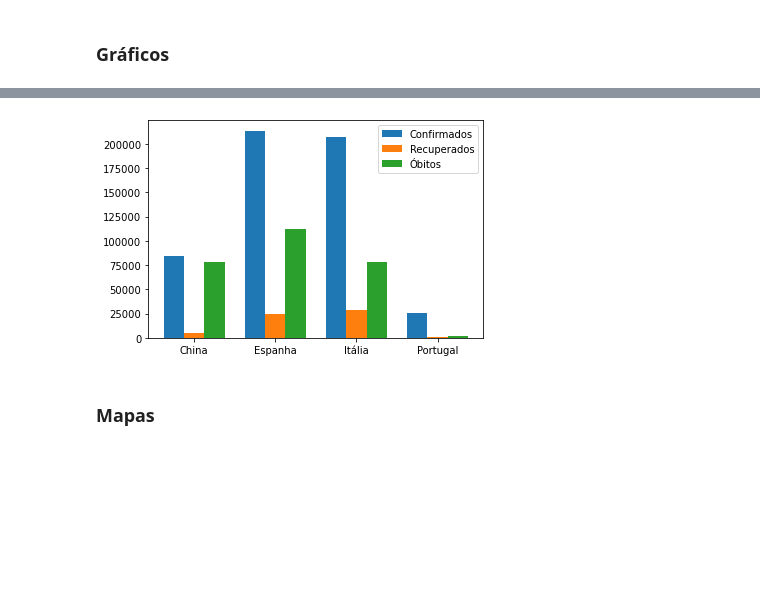
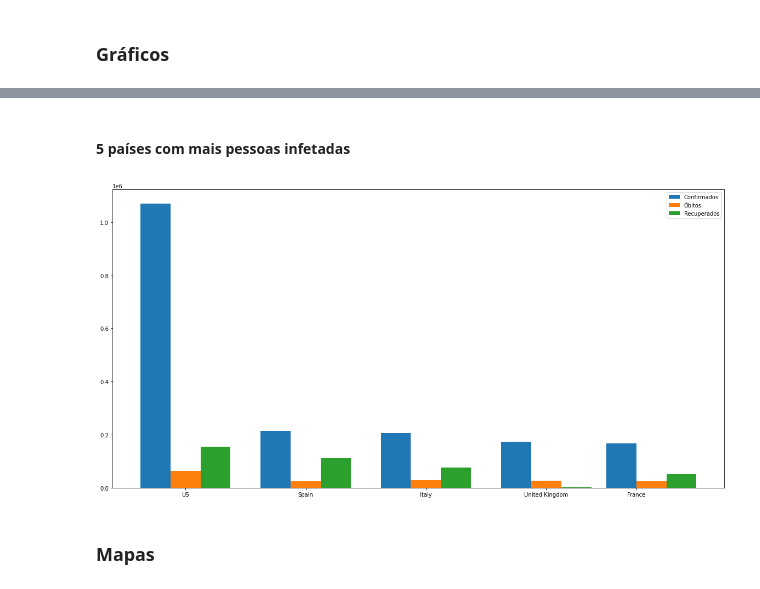
Before and after one commit to andretiagogr/TA-cartografia-COVID-19, a Jupyter notebook: jupyter com Pandas e QGIS.ipynb, the cells around one changed output, grey strips where cells are left out. Cells and saved outputs as stored; diff of their text form; code cells hidden in the pictures; blank space fills up the shorter version.

Commit message:
gráfico com os 5 países mais afetados pelo covid-19

```diff
--- a/jupyter com Pandas e QGIS.ipynb
+++ b/jupyter com Pandas e QGIS.ipynb
@@ -289,41 +289,38 @@ df_world_recovered.head()
-# %%
-import numpy as np
-import matplotlib.pyplot as plt
-
-china_confirmed = df_world_confirmed.loc['China', : ].iloc[:, -1].sum()
-spain_confirmed = df_world_confirmed.loc['Spain', : ].iat[-1]
-italy_confirmed = df_world_confirmed.loc['Italy', : ].iat[-1]
-portugal_confirmed = df_world_confirmed.loc['Portugal', : ].iat[-1]
-
-china_death = df_world_deaths.loc['China', : ].iloc[:, -1].sum()
-spain_death = df_world_deaths.loc['Spain', : ].iat[-1]
-italy_death = df_world_deaths.loc['Italy', : ].iat[-1]
-portugal_death = df_world_deaths.loc['Portugal', : ].iat[-1]
-
-china_recovered = df_world_recovered.loc['China', : ].iloc[:, -1].sum()
-spain_recovered = df_world_recovered.loc['Spain', : ].iat[-1]
-italy_recovered = df_world_recovered.loc['Italy', : ].iat[-1]
-portugal_recovered = df_world_recovered.loc['Portugal', : ].iat[-1]
-
-y1 = [china_confirmed, spain_confirmed, italy_confirmed, portugal_confirmed]
-y2 = [china_death, spain_death, italy_death, portugal_death]
-y3 = [china_recovered, spain_recovered, italy_recovered, portugal_recovered]
-x = ['China', 'Espanha', 'Itália', 'Portugal']
-
-width = 2
-pos = np.array([0,8,16,24])
-
-plt.bar(pos, y1, width=2, label='Confirmados')
-plt.bar(pos+width, y2, width=2, label='Recuperados')
-plt.bar(pos+width*2, y3, width=2, label='Óbitos')
-
-plt.legend()
-
-plt.xticks([2, 10, 18, 26], x)
-
-plt.show()
-# %% [output]
-[figure, removed]
+# %% [markdown]
+#### 5 países com mais pessoas infetadas
+# %%
+import numpy as np
+import matplotlib.pyplot as plt
+
+df_group_world_confirmed = df_world_confirmed.groupby(['Country/Region']).agg('sum')
+last_month = list(df_group_world_confirmed.columns.values)[-1]
+df_5_most_confirmed = df_group_world_confirmed.nlargest(5, last_month).loc[:, last_month]
+
+x = list(df_5_most_confirmed.index)
+global_confirmed = []
+global_death = []
+global_recovered = []
+
+for i in range(5):
+    global_confirmed.append(df_5_most_confirmed.iloc[i])
+    global_death.append(df_world_deaths.loc[x[i], last_month].sum())
+    global_recovered.append(df_world_recovered.loc[x[i], last_month].sum())
+
+width = 2
+plt.figure(figsize=(20,10))
+pos = np.array([0,8,16,24,31])
+
+plt.bar(pos, global_confirmed, width=2, label='Confirmados')
+plt.bar(pos+width, global_death, width=2, label='Óbitos')
+plt.bar(pos+width*2, global_recovered, width=2, label='Recuperados')
+
+plt.legend()
+
+plt.xticks([2, 10, 18, 26, 32], x)
+
+plt.show()
+# %% [output]
+[figure, added]
 # %% [markdown]
 ### Mapas
 # %%
```
Also changed, not shown: parts of 5 cells of this notebook.
